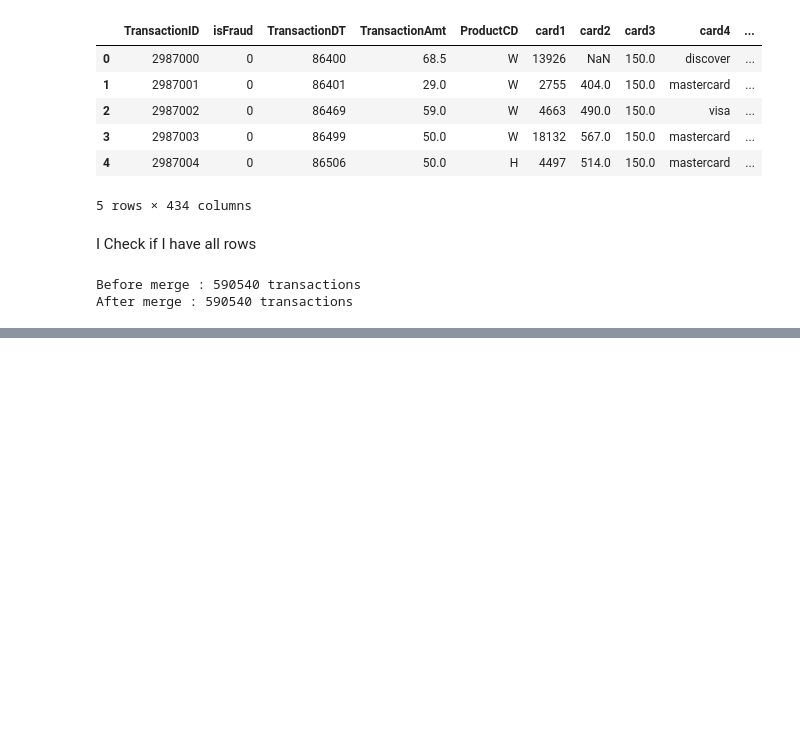
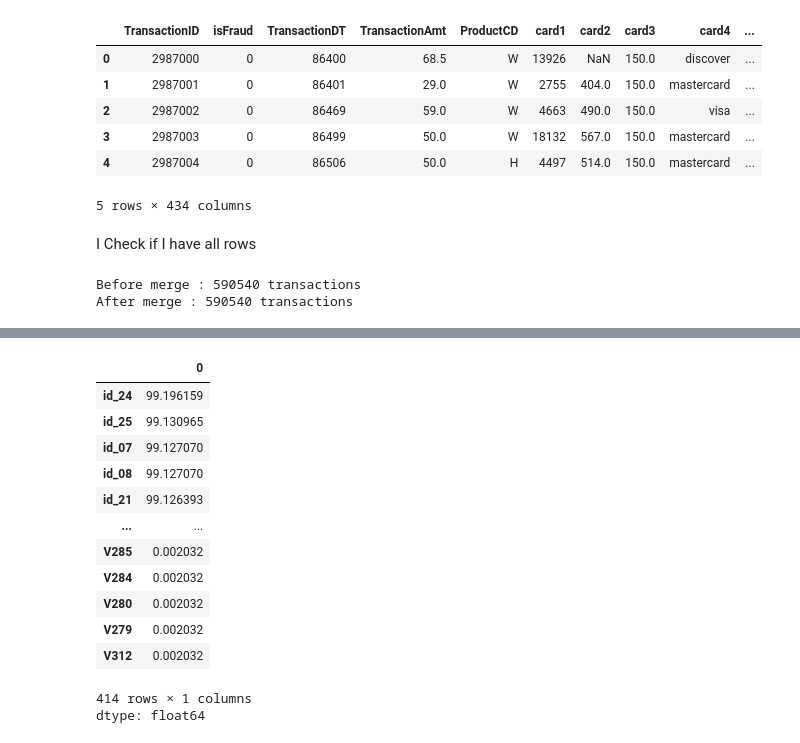
Before and after one commit to BYRic-F/E-commerce-Fraud-detection, a Jupyter notebook: Vesta E-commerce_Fraud_detection.ipynb, the cells around one changed output, grey strips where cells are left out. Drawn from its saved outputs; the diff is of its cells as text; code cells hidden in the pictures; blank space fills up the shorter version.

```diff
--- a/Vesta E-commerce_Fraud_detection.ipynb
+++ b/Vesta E-commerce_Fraud_detection.ipynb
@@ -86,8 +86,8 @@ I want to merge the 2 datasets. However, we don't have the same number of lines.
 On closer inspection, we notice that some TransactionID are missing from the train_identity dataset. So we'll have to do a left merge to avoid losing any data.
 # %%
 # Merge the two datasets using a left merge on 'TransactionID'
-train = pd.merge(train_transaction, train_identity, on='TransactionID', how='left')
-train.head()
+train_df = pd.merge(train_transaction, train_identity, on='TransactionID', how='left')
+train_df.head()
 # %% [output]
 |  | TransactionID | isFraud | TransactionDT | TransactionAmt | ProductCD | card1 | card2 | card3 | card4 | ... |
 | 0 | 2987000 | 0 | 86400 | 68.5 | W | 13926 | NaN | 150.0 | discover | ... |
@@ -123,0 +113,19 @@ dtype: int64
+# %%
+missing_values = train_df.isnull().mean() * 100  # In percent
+missing_values = missing_values[missing_values > 0] #  We keep only missing values
+missing_values.sort_values(ascending=False)
+# %% [output]
+|  | 0 |
+| id_24 | 99.196159 |
+| id_25 | 99.130965 |
+| id_07 | 99.127070 |
+| id_08 | 99.127070 |
+| id_21 | 99.126393 |
+| ... | ... |
+| V285 | 0.002032 |
+| V284 | 0.002032 |
+| V280 | 0.002032 |
+| V279 | 0.002032 |
+| V312 | 0.002032 |
+414 rows × 1 columns
+dtype: float64
```
Also changed, not shown: parts of 3 cells of this notebook.
